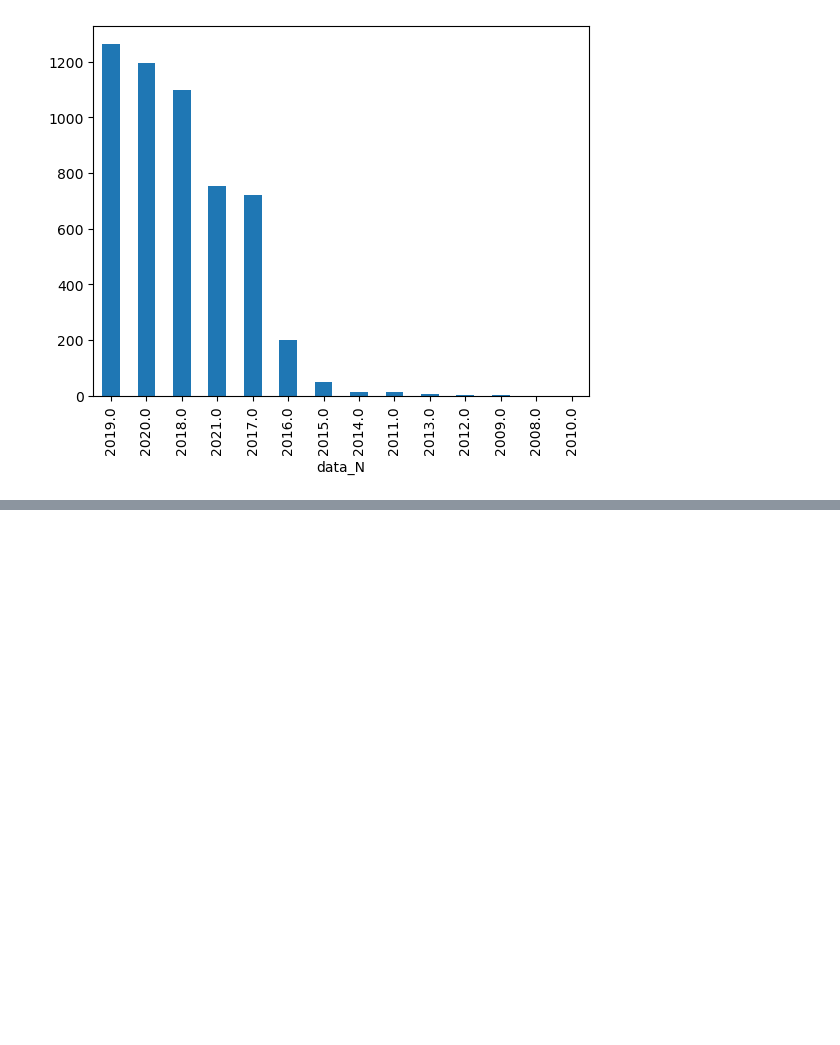
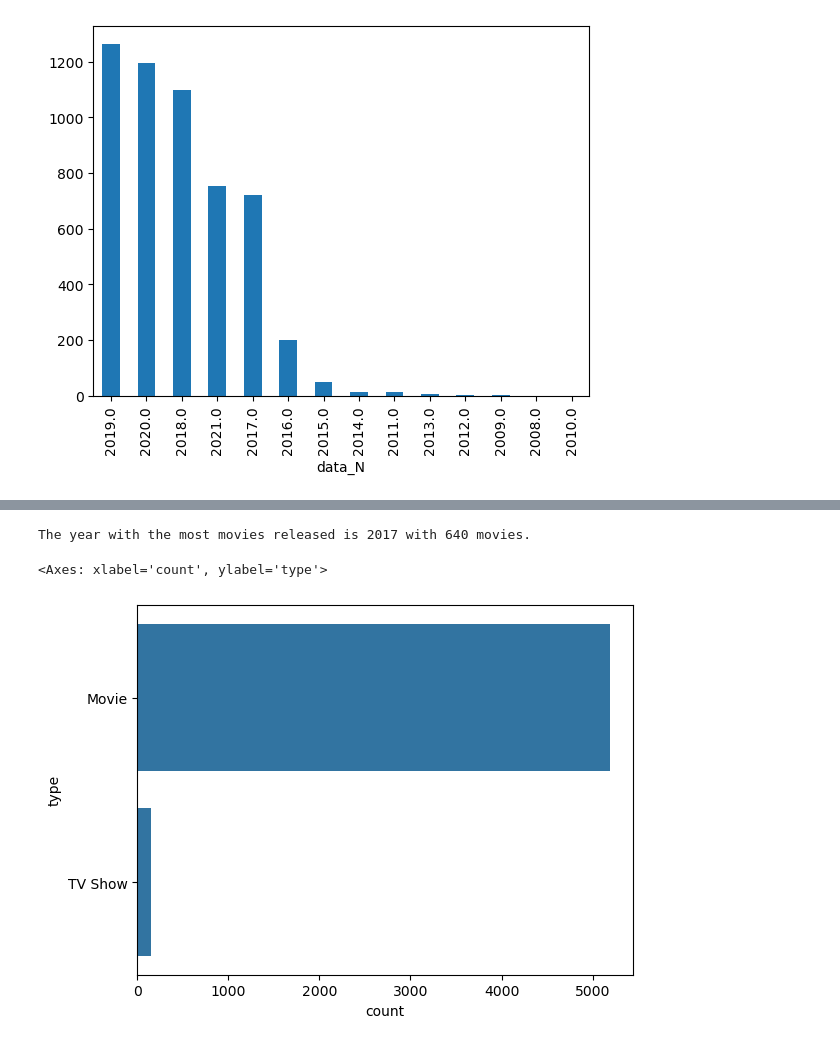
Before and after one commit to vivekkumar8009/Python_Projects, a Jupyter notebook: ML_Projects/Netflix_data_analysis/Netflix_data_analysis.ipynb, the cells around one changed output, grey strips where cells are left out. Drawn from its saved outputs; the diff is of its cells as text; code cells hidden in the pictures; blank space fills up the shorter version.

```diff
--- a/ML_Projects/Netflix_data_analysis/Netflix_data_analysis.ipynb
+++ b/ML_Projects/Netflix_data_analysis/Netflix_data_analysis.ipynb
@@ -271,0 +378,13 @@ data['data_N'].dt.year.value_counts().plot(kind='bar')
+# %%
+# Get the year with the maximum number of movies released
+most_released_year = release_counts.idxmax()
+most_released_count = release_counts.max()
+
+print(f"The year with the most movies released is {most_released_year} with {most_released_count} movies.")
+# %% [output]
+The year with the most movies released is 2017 with 640 movies.
+# %%
+sns.countplot(data['type'])
+# %% [output]
+<Axes: xlabel='count', ylabel='type'>
+[figure, added]
```
Also changed, not shown: parts of 23 cells of this notebook.
